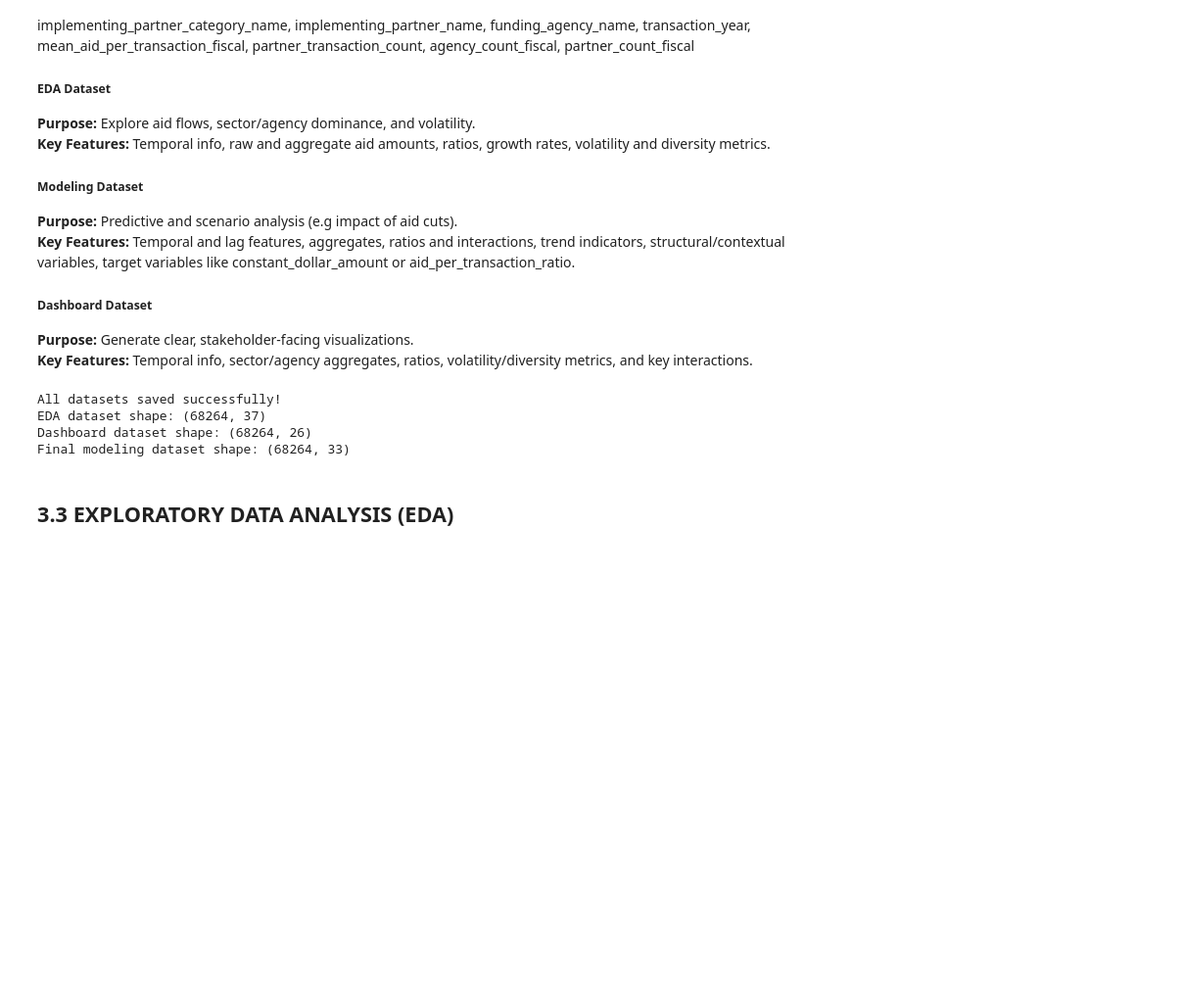
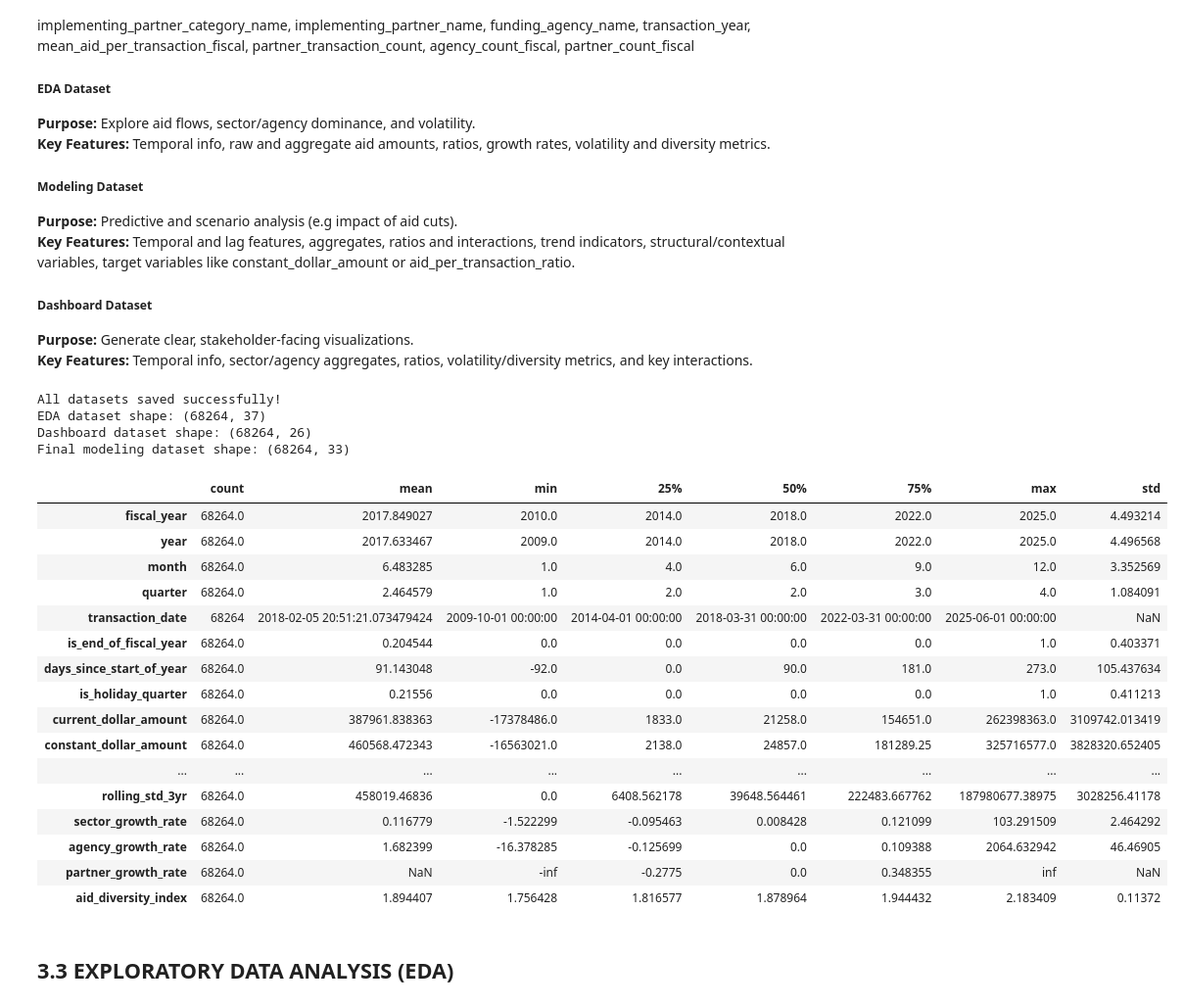
Before and after one commit to Vain-Guy/Impact-Of-Foreign-Cutoff-on-Kenya, a Jupyter notebook: Notebooks/Main.ipynb, the cells around one changed output. Shown at 98% size. Saved outputs shown, nothing was run; the diff lists cells and outputs as text; code cells hidden in the pictures; blank space fills up the shorter version.

```diff
--- a/Notebooks/Main.ipynb
+++ b/Notebooks/Main.ipynb
@@ -1420,5 +1420,25 @@ All datasets saved successfully!
 EDA dataset shape: (68264, 37)
 Dashboard dataset shape: (68264, 26)
 Final modeling dataset shape: (68264, 33)
+# %%
+data_eda.describe().T
+# %% [output]
+|  | count | mean | min | 25% | 50% | 75% | max | std |
+| fiscal_year | 68264.0 | 2017.849027 | 2010.0 | 2014.0 | 2018.0 | 2022.0 | 2025.0 | 4.493214 |
+| year | 68264.0 | 2017.633467 | 2009.0 | 2014.0 | 2018.0 | 2022.0 | 2025.0 | 4.496568 |
+| month | 68264.0 | 6.483285 | 1.0 | 4.0 | 6.0 | 9.0 | 12.0 | 3.352569 |
+| quarter | 68264.0 | 2.464579 | 1.0 | 2.0 | 2.0 | 3.0 | 4.0 | 1.084091 |
+| transaction_date | 68264 | 2018-02-05 20:51:21.073479424 | 2009-10-01 00:00:00 | 2014-04-01 00:00:00 | 2018-03-31 00:00:00 | 2022-03-31 00:00:00 | 2025-06-01 00:00:00 | NaN |
+| is_end_of_fiscal_year | 68264.0 | 0.204544 | 0.0 | 0.0 | 0.0 | 0.0 | 1.0 | 0.403371 |
+| days_since_start_of_year | 68264.0 | 91.143048 | -92.0 | 0.0 | 90.0 | 181.0 | 273.0 | 105.437634 |
+| is_holiday_quarter | 68264.0 | 0.21556 | 0.0 | 0.0 | 0.0 | 0.0 | 1.0 | 0.411213 |
+| current_dollar_amount | 68264.0 | 387961.838363 | -17378486.0 | 1833.0 | 21258.0 | 154651.0 | 262398363.0 | 3109742.013419 |
+| constant_dollar_amount | 68264.0 | 460568.472343 | -16563021.0 | 2138.0 | 24857.0 | 181289.25 | 325716577.0 | 3828320.652405 |
+| ... | ... | ... | ... | ... | ... | ... | ... | ... |
+| rolling_std_3yr | 68264.0 | 458019.46836 | 0.0 | 6408.562178 | 39648.564461 | 222483.667762 | 187980677.38975 | 3028256.41178 |
+| sector_growth_rate | 68264.0 | 0.116779 | -1.522299 | -0.095463 | 0.008428 | 0.121099 | 103.291509 | 2.464292 |
+| agency_growth_rate | 68264.0 | 1.682399 | -16.378285 | -0.125699 | 0.0 | 0.109388 | 2064.632942 | 46.46905 |
+| partner_growth_rate | 68264.0 | NaN | -inf | -0.2775 | 0.0 | 0.348355 | inf | NaN |
+| aid_diversity_index | 68264.0 | 1.894407 | 1.756428 | 1.816577 | 1.878964 | 1.944432 | 2.183409 | 0.11372 |
 # %% [markdown]
 ## 3.3 EXPLORATORY DATA ANALYSIS (EDA)
```
Also changed, not shown: 3 other files.
